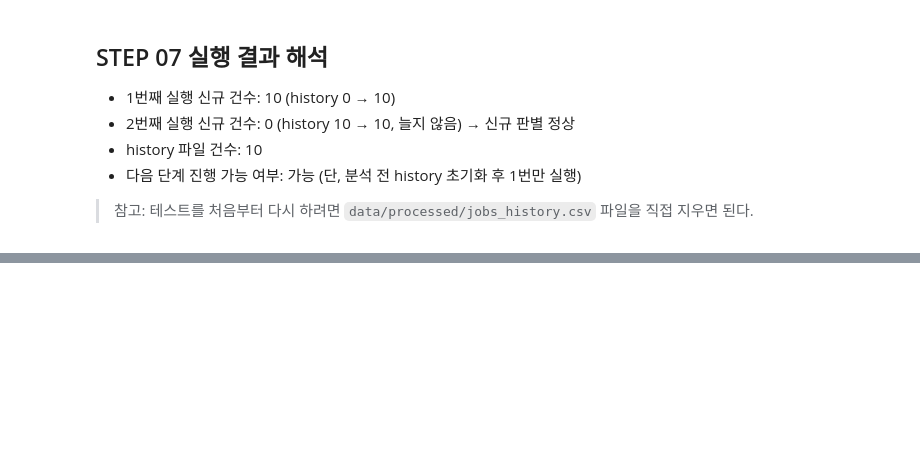
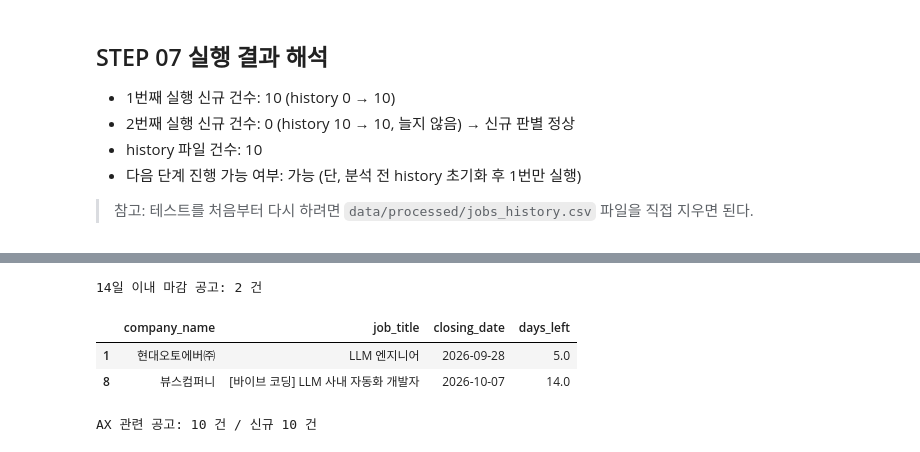
Before and after one commit to lsh0555/claude-code-agent-course, a Jupyter notebook: chapter11/ax-job-agent/notebooks/ax_job_pipeline.ipynb, the cells around one changed output, grey strips where cells are left out. Cells and saved outputs as stored; diff of their text form; code cells hidden in the pictures; blank space fills up the shorter version.

```diff
--- a/chapter11/ax-job-agent/notebooks/ax_job_pipeline.ipynb
+++ b/chapter11/ax-job-agent/notebooks/ax_job_pipeline.ipynb
@@ -674,0 +692,18 @@ history 파일 앞 5행
+# %%
+analysis_df = new_df.copy()   # new_df는 그대로 두고 복사본으로 계산
+analysis_df["region"] = analysis_df["location"].str.split().str[0]   # 지역 첫 단어 ("서울 송파구 외 3" → "서울")
+
+new_count = len(analysis_df)                               # 신규 공고 수
+by_company = analysis_df["company_name"].value_counts()    # 회사별 공고 수
+by_region = analysis_df["region"].value_counts()           # 지역 대분류별 공고 수
+by_career = analysis_df["career"].value_counts()           # 경력 조건별 공고 수
+by_keyword = analysis_df["search_keyword"].value_counts()  # 검색어별 공고 수
+
+print("신규 공고 수:", new_count)
+if new_count == 0:
+    print("※ 신규 공고가 0건입니다. (STEP 07 신규 판별 셀을 두 번 실행한 상태일 수 있음)")
+print("-" * 50)
+print(by_company, end="\n\n")
+print(by_region, end="\n\n")
+print(by_career, end="\n\n")
+print(by_keyword)
@@ -674,0 +728,33 @@ history 파일 앞 5행
+# %%
+CLOSING_SOON_DAYS = 14   # 며칠 안에 마감하면 "마감 임박"으로 볼지
+
+base_date = analysis_df["collected_at"].dt.normalize()   # 기준일 = 수집한 날짜 (시각은 버림)
+analysis_df["days_left"] = (analysis_df["closing_date"] - base_date).dt.days   # 마감까지 남은 일 수 (상시채용은 빈 값)
+
+closing_soon = analysis_df[analysis_df["days_left"].between(0, CLOSING_SOON_DAYS)]   # 0~14일 남은 공고 (빈 값은 제외됨)
+closing_soon = closing_soon.sort_values("days_left")                                 # 급한 순서로
+
+print(f"{CLOSING_SOON_DAYS}일 이내 마감 공고:", len(closing_soon), "건")
+display(closing_soon[["company_name", "job_title", "closing_date", "days_left"]])
+# %% [output]
+14일 이내 마감 공고: 2 건
+|  | company_name | job_title | closing_date | days_left |
+| 1 | 현대오토에버㈜ | LLM 엔지니어 | 2026-09-28 | 5.0 |
+| 8 | 뷰스컴퍼니 | [바이브 코딩] LLM 사내 자동화 개발자 | 2026-10-07 | 14.0 |
+# %%
+AX_KEYWORDS = ["AX", "AI", "인공지능", "LLM", "생성형", "GPT", "RAG", "Agent", "에이전트",
+               "머신러닝", "Machine Learning", "ML", "데이터"]   # AX 관련 공고로 볼 키워드
+
+
+def find_keywords(title):
+    """제목에 들어 있는 AX 키워드를 쉼표로 이어서 돌려준다. (대소문자 무시, 없으면 빈 글자)"""
+    title_lower = title.lower()
+    return ", ".join(kw for kw in AX_KEYWORDS if kw.lower() in title_lower)
+
+
+analysis_df["matched_keywords"] = analysis_df["job_title"].map(find_keywords)   # 어떤 키워드에 걸렸는지
+related_df = analysis_df[analysis_df["matched_keywords"] != ""]                  # 하나라도 걸린 공고 = 관련 공고
+
+print("AX 관련 공고:", len(related_df), "건 /", "신규", new_count, "건")
+# %% [output]
+AX 관련 공고: 10 건 / 신규 10 건
```
Also changed, not shown: parts of 13 cells of this notebook.
